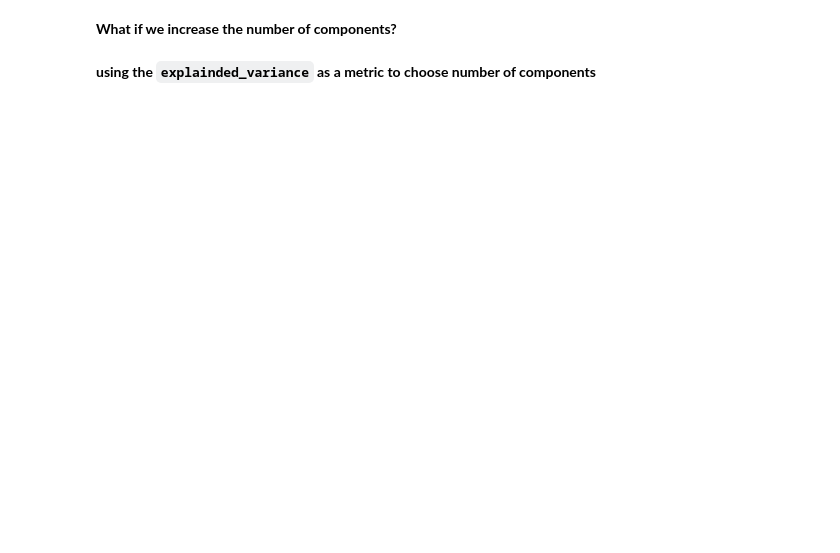
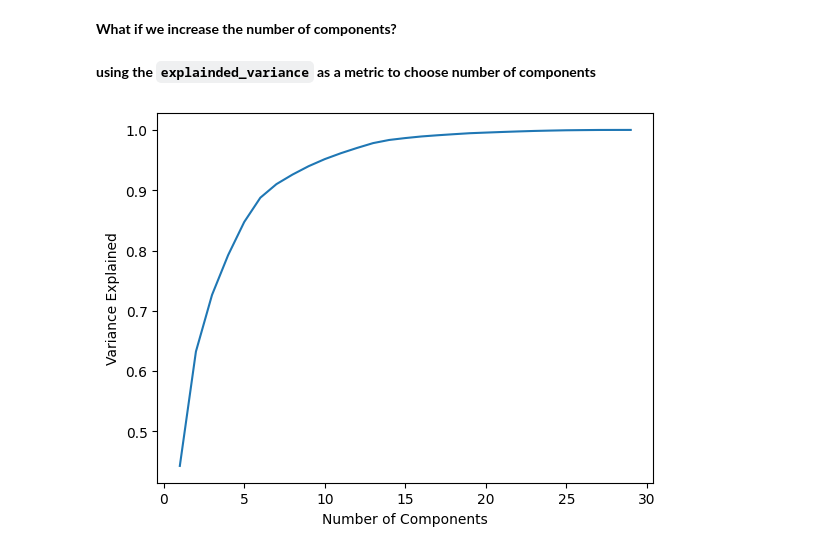
Before and after one commit to pg-88/ARTIFICIAL-INTELLIGENCE-MACHINE-LEARNING, a Jupyter notebook: python/PCA-Principal-Component-Analysis/01-PCA-Scikit-Learn.ipynb, the cells around one changed output. Saved outputs shown, nothing was run; the diff lists cells and outputs as text; code cells hidden in the pictures; blank space fills up the shorter version.

```diff
--- a/python/PCA-Principal-Component-Analysis/01-PCA-Scikit-Learn.ipynb
+++ b/python/PCA-Principal-Component-Analysis/01-PCA-Scikit-Learn.ipynb
@@ -227,4 +312,7 @@ sns.heatmap(df_comp,annot=True)
 explained_variance = []
 
 for n in range(1,30):
-    pass
+    pca = PCA(n_components=n)
+    pca.fit(scaled_X)
+
+    explained_variance.append(np.sum(pca.explained_variance_ratio_))
@@ -232,0 +319,7 @@ for n in range(1,30):
+# %%
+# plot the result
+plt.plot(range(1,30),explained_variance)
+plt.xlabel("Number of Components")
+plt.ylabel("Variance Explained");
+# %% [output]
+[figure, added]
```
Also changed, not shown: parts of 15 cells of this notebook, 1 other file.
